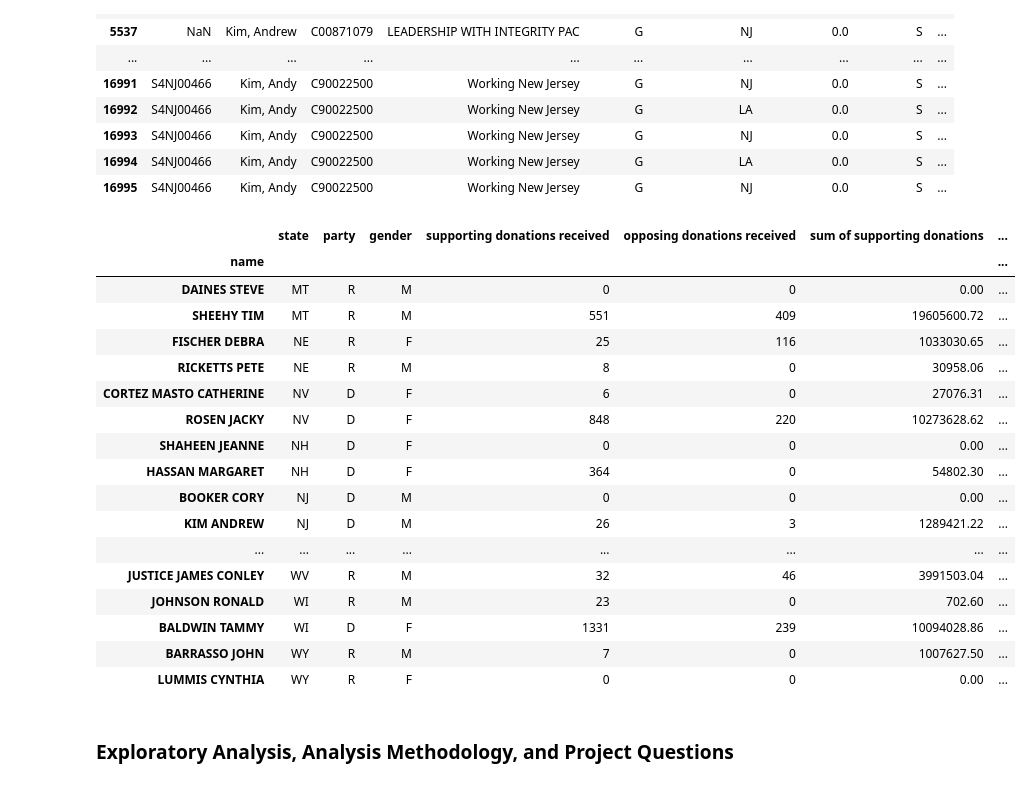
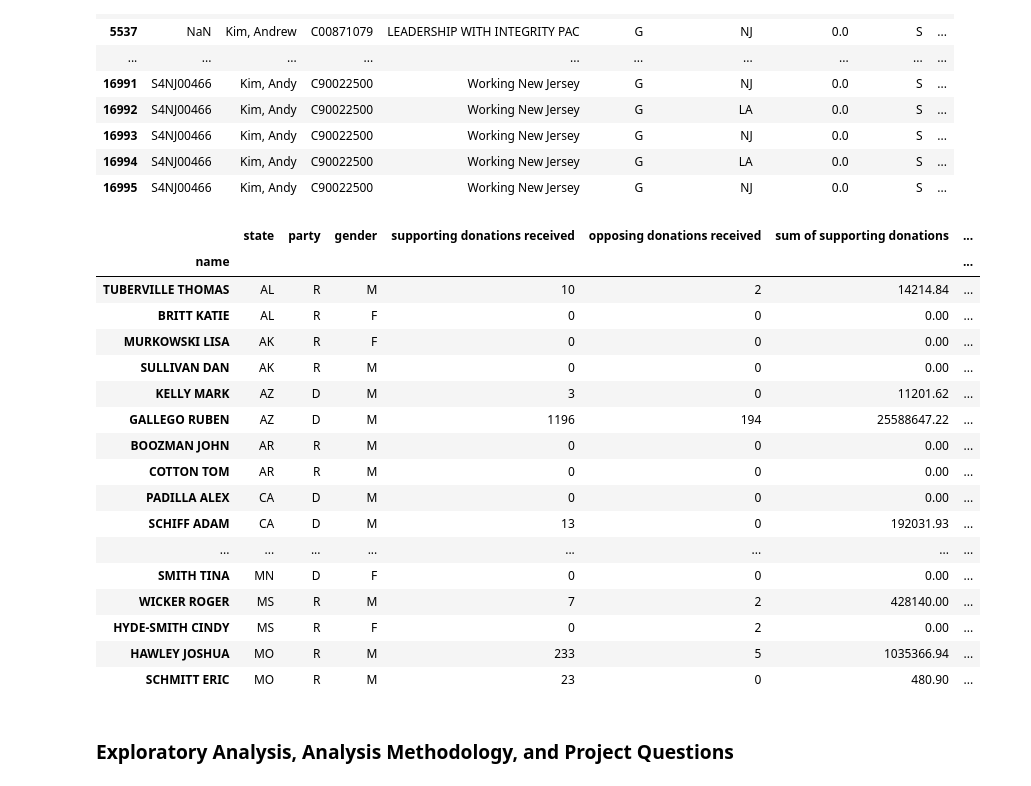
Before and after one commit to magicdracon/Data-Science-Final-Project, a Jupyter notebook: main.ipynb, the cells around one changed output. Saved outputs shown, nothing was run; the diff lists cells and outputs as text; code cells hidden in the pictures.

```diff
--- a/main.ipynb
+++ b/main.ipynb
@@ -449,46 +447,46 @@ current_senators_df["median opposing donation size"] = 0.00
 # %%
 # calculate mean donation sizes
 def median_donation_size(candidate, support_oppose):
     new_df = expendituresDataFrame[expendituresDataFrame["cand_name_clean"] == candidate]
     new_df = new_df[new_df["sup_opp"] == support_oppose]
     if len(new_df) <= 1:
         return 0.00
     new_df = new_df.reset_index()
     donations = []
     for index in range(len(new_df)):
         donations.append(new_df.loc[index, "exp_amo"])
     median_size = np.median(donations)
     return median_size
 
 for senator in current_senators_df.index:
     current_senators_df.loc[senator, "median supporting donation size"] = median_donation_size(senator, "S")
     current_senators_df.loc[senator, "median opposing donation size"] = median_donation_size(senator, "O")
 
 
 # print("TUBERVILLE - supporting median: expecting 43.475, got", median_donation_size("TUBERVILLE THOMAS", "S"))
 # print("TUBERVILLE - opposing median: expecting 5000, got", median_donation_size("TUBERVILLE THOMAS", "O"))
 # print("FETTERMAN - opposing median: expecting 0, got", median_donation_size("FETTERMAN JOHN", "O"))
 
-current_senators_df.tail(50)
+current_senators_df.head(50)
 # %% [output]
 |  | state | party | gender | supporting donations received | opposing donations received | sum of supporting donations | ... |
 | name |  |  |  |  |  |  | ... |
-| DAINES STEVE | MT | R | M | 0 | 0 | 0.00 | ... |
-| SHEEHY TIM | MT | R | M | 551 | 409 | 19605600.72 | ... |
-| FISCHER DEBRA | NE | R | F | 25 | 116 | 1033030.65 | ... |
-| RICKETTS PETE | NE | R | M | 8 | 0 | 30958.06 | ... |
-| CORTEZ MASTO CATHERINE | NV | D | F | 6 | 0 | 27076.31 | ... |
-| ROSEN JACKY | NV | D | F | 848 | 220 | 10273628.62 | ... |
-| SHAHEEN JEANNE | NH | D | F | 0 | 0 | 0.00 | ... |
-| HASSAN MARGARET | NH | D | F | 364 | 0 | 54802.30 | ... |
-| BOOKER CORY | NJ | D | M | 0 | 0 | 0.00 | ... |
-| KIM ANDREW | NJ | D | M | 26 | 3 | 1289421.22 | ... |
+| TUBERVILLE THOMAS | AL | R | M | 10 | 2 | 14214.84 | ... |
+| BRITT KATIE | AL | R | F | 0 | 0 | 0.00 | ... |
+| MURKOWSKI LISA | AK | R | F | 0 | 0 | 0.00 | ... |
+| SULLIVAN DAN | AK | R | M | 0 | 0 | 0.00 | ... |
+| KELLY MARK | AZ | D | M | 3 | 0 | 11201.62 | ... |
+| GALLEGO RUBEN | AZ | D | M | 1196 | 194 | 25588647.22 | ... |
+| BOOZMAN JOHN | AR | R | M | 0 | 0 | 0.00 | ... |
+| COTTON TOM | AR | R | M | 0 | 0 | 0.00 | ... |
+| PADILLA ALEX | CA | D | M | 0 | 0 | 0.00 | ... |
+| SCHIFF ADAM | CA | D | M | 13 | 0 | 192031.93 | ... |
 | ... | ... | ... | ... | ... | ... | ... | ... |
-| JUSTICE JAMES CONLEY | WV | R | M | 32 | 46 | 3991503.04 | ... |
-| JOHNSON RONALD | WI | R | M | 23 | 0 | 702.60 | ... |
-| BALDWIN TAMMY | WI | D | F | 1331 | 239 | 10094028.86 | ... |
-| BARRASSO JOHN | WY | R | M | 7 | 0 | 1007627.50 | ... |
-| LUMMIS CYNTHIA | WY | R | F | 0 | 0 | 0.00 | ... |
+| SMITH TINA | MN | D | F | 0 | 0 | 0.00 | ... |
+| WICKER ROGER | MS | R | M | 7 | 2 | 428140.00 | ... |
+| HYDE-SMITH CINDY | MS | R | F | 0 | 2 | 0.00 | ... |
+| HAWLEY JOSHUA | MO | R | M | 233 | 5 | 1035366.94 | ... |
+| SCHMITT ERIC | MO | R | M | 23 | 0 | 480.90 | ... |
 # %% [markdown]
 ### Exploratory Analysis, Analysis Methodology, and Project Questions
 # %% [markdown]
```
Also changed, not shown: parts of 5 cells of this notebook, 1 other file.
